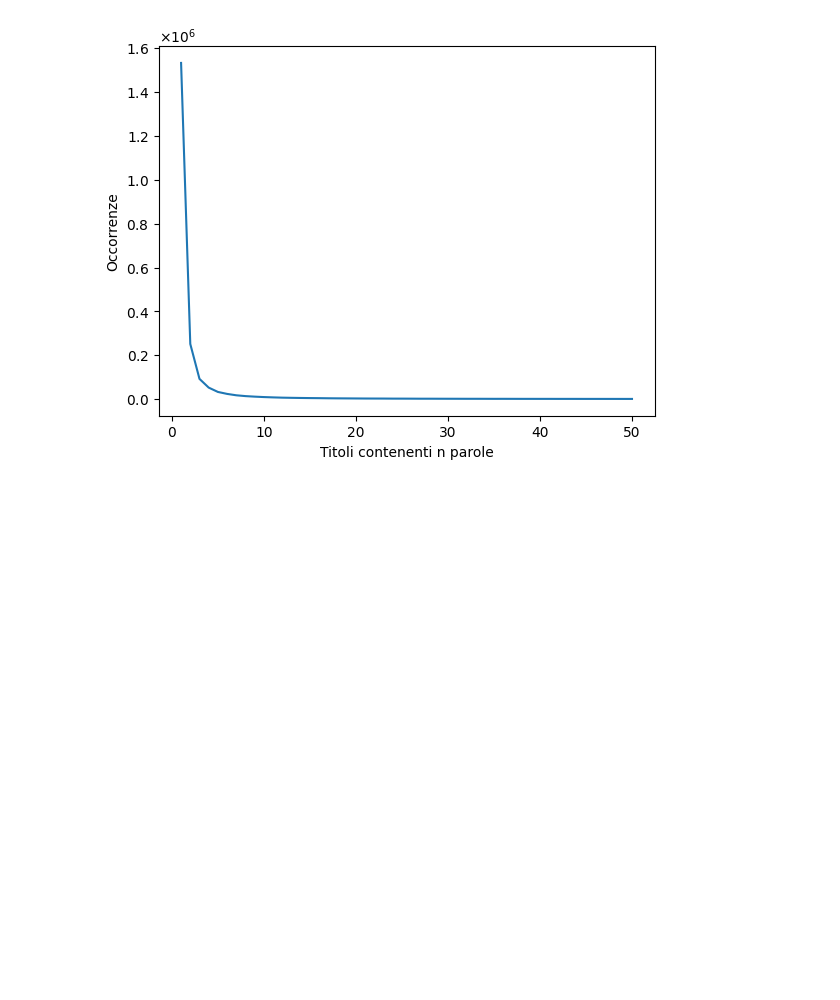
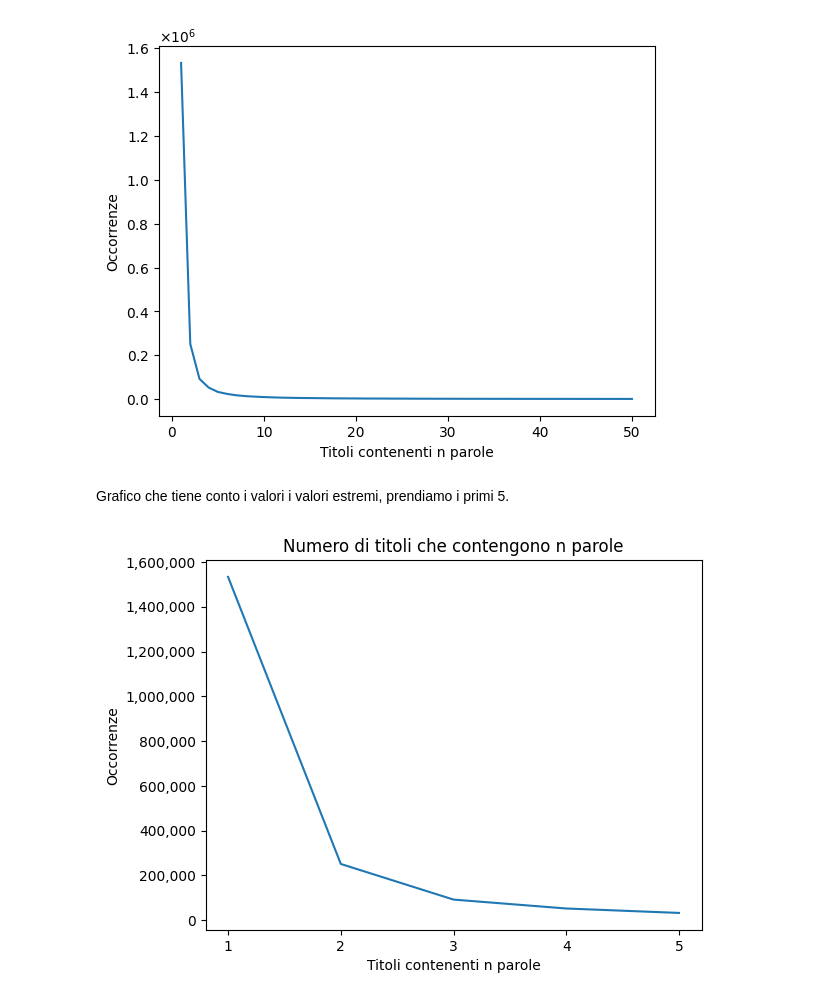
Before and after one commit to Fabbro96/Big-Data, a Jupyter notebook: finalParser.ipynb, the cells around one changed output. Saved outputs shown, nothing was run; the diff lists cells and outputs as text; code cells hidden in the pictures; blank space fills up the shorter version.

```diff
--- a/finalParser.ipynb
+++ b/finalParser.ipynb
@@ -517,2 +521,39 @@ shutil.rmtree("occurrences.csv")
 # %% [output]
 [figure]
+# %% [markdown]
+Grafico che tiene conto i valori i valori estremi, prendiamo i primi 5.
+# %%
+import matplotlib.pyplot as plt
+import matplotlib.ticker as mtick
+import numpy as np
+
+
+df_titles = []
+df_occs = []
+
+data = pd.read_csv('occurrences.csv')
+data = data.head(5)
+x = data['list_size']
+y = data['occurrences']
+
+fig, plot = plt.subplots()
+
+plot.plot(x, y)
+
+# formatta l'asse x
+plot.xaxis.set_major_locator(mtick.MaxNLocator(integer=True))
+
+
+# formatta l'asse y
+fmt = '{x:,.0f}'
+tick = mtick.StrMethodFormatter(fmt)
+plot.yaxis.set_major_formatter(tick)
+
+
+plt.xlabel('Titoli contenenti n parole')
+plt.ylabel('Occorrenze')
+plt.title('Numero di titoli che contengono n parole')
+plt.show()
+#shutil.rmtree("occurrences.csv")
+# %% [output]
+[figure, added]
```
Also changed, not shown: parts of 4 cells of this notebook.
